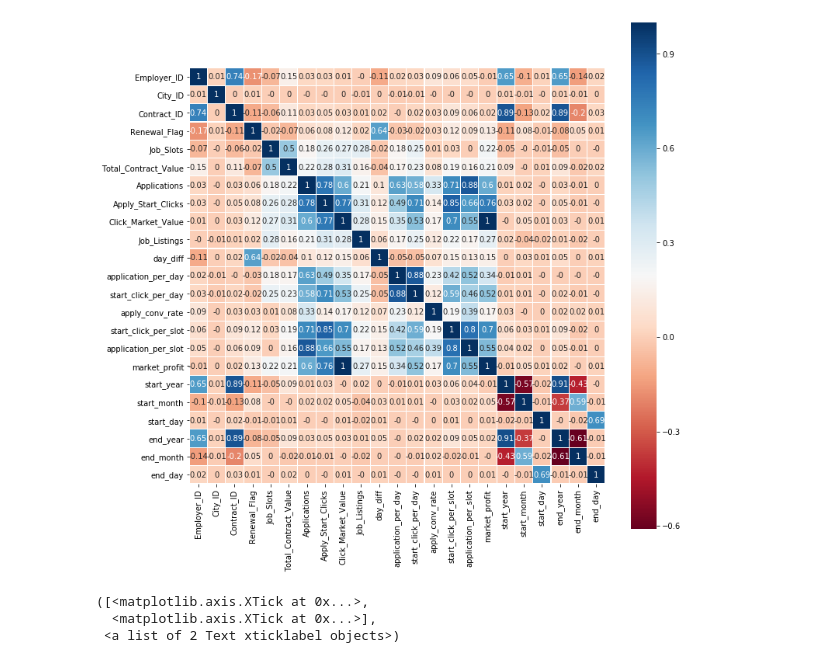
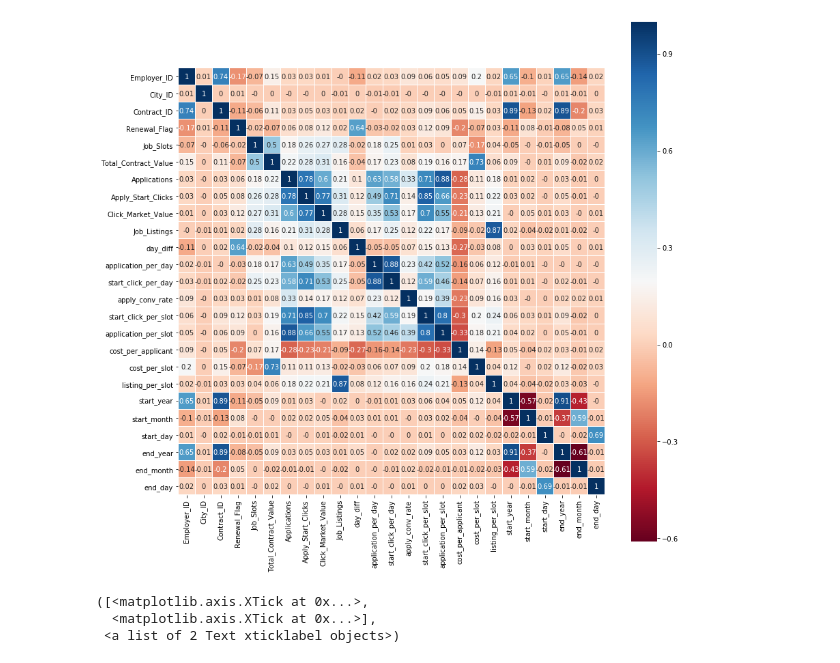
Before and after one commit to telenovelachuan/job_slot_retention, a Jupyter notebook: retention_analysis.ipynb, the cells around one changed output. Drawn from its saved outputs; the diff is of its cells as text; code cells hidden in the pictures.

Commit message:
updating metric design

```diff
--- a/retention_analysis.ipynb
+++ b/retention_analysis.ipynb
@@ -16,28 +16,30 @@ df['day_diff'] = (df['EndDate'] - df['StartDate']).dt.days
 # %%
 df_metrics = df
 df_metrics['application_per_day'] = df['Applications'] / df['day_diff']
 df_metrics['start_click_per_day'] = df['Apply_Start_Clicks'] / df['day_diff']
 df_metrics['apply_conv_rate'] = (df['Applications'] / df['Apply_Start_Clicks']).replace(np.nan, 0)
 df_metrics['start_click_per_slot'] = df['Apply_Start_Clicks'] / df['Job_Slots']
 df_metrics['application_per_slot'] = df['Applications'] / df['Job_Slots']
-df_metrics['market_profit'] = df['Click_Market_Value'] - df['Total_Contract_Value']
+df_metrics['cost_per_applicant'] = df['Total_Contract_Value'] / df['Applications']
+df_metrics['cost_per_slot'] = df['Total_Contract_Value'] / df['Job_Slots']
+df_metrics['listing_per_slot'] = df['Job_Listings'] / df['Job_Slots']
 
 df_metrics['start_year'] = pd.DatetimeIndex(df_metrics['StartDate']).year
 df_metrics['start_month'] = pd.DatetimeIndex(df_metrics['StartDate']).month
 df_metrics['start_day'] = pd.DatetimeIndex(df_metrics['StartDate']).day
 df_metrics['end_year'] = pd.DatetimeIndex(df_metrics['EndDate']).year
 df_metrics['end_month'] = pd.DatetimeIndex(df_metrics['EndDate']).month
 df_metrics['end_day'] = pd.DatetimeIndex(df_metrics['EndDate']).day
 
 colormap = plt.cm.RdBu
-f, axs = plt.subplots(1, 1, figsize=(12, 12))
+f, axs = plt.subplots(1, 1, figsize=(14, 14))
 #ax = plt.subplot(3, 3, idx + 1)
 sns.heatmap(df_metrics.corr(method='pearson', min_periods=1).round(decimals=2), linewidths=0.1, vmax=1.0, square=True,
             cmap=colormap, linecolor='white', annot=True)
 #plt.xticks(rotation=30, fontsize=7)
 plt.show()
 # %% [output]
-[figure, old version]
+[figure, new version]
 # %%
 sns.distplot(df_metrics[y_label], kde=False)
 plt.xticks([0, 1])
```
Also changed, not shown: parts of 5 cells of this notebook, 18 other files.
